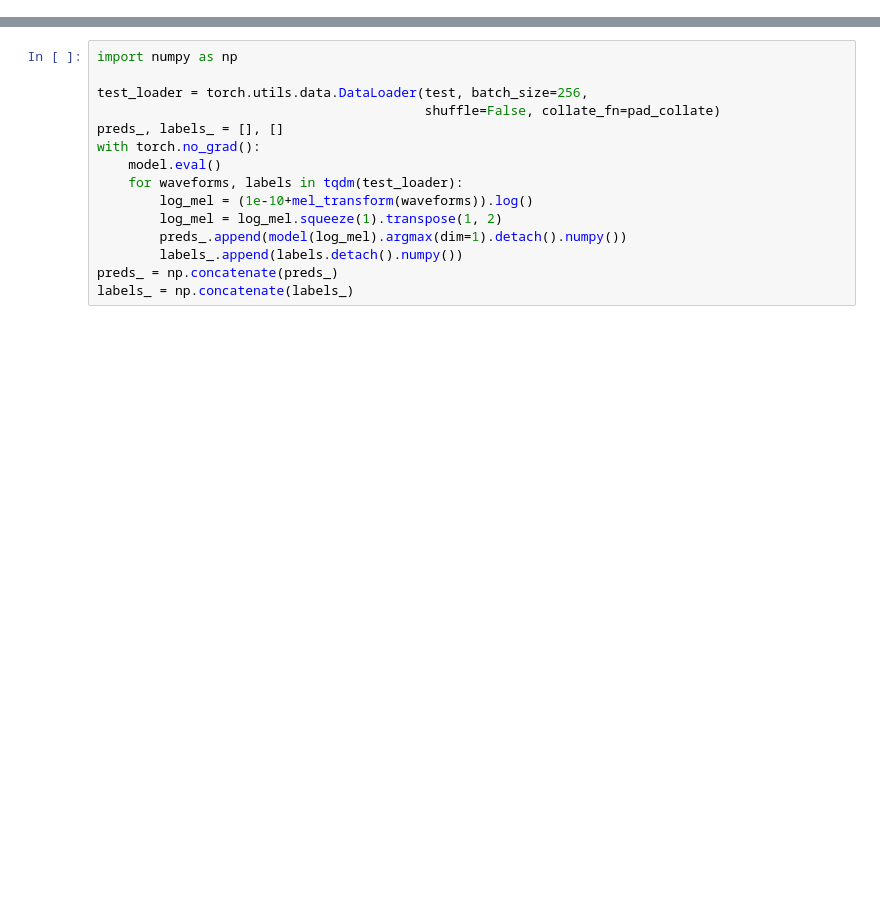
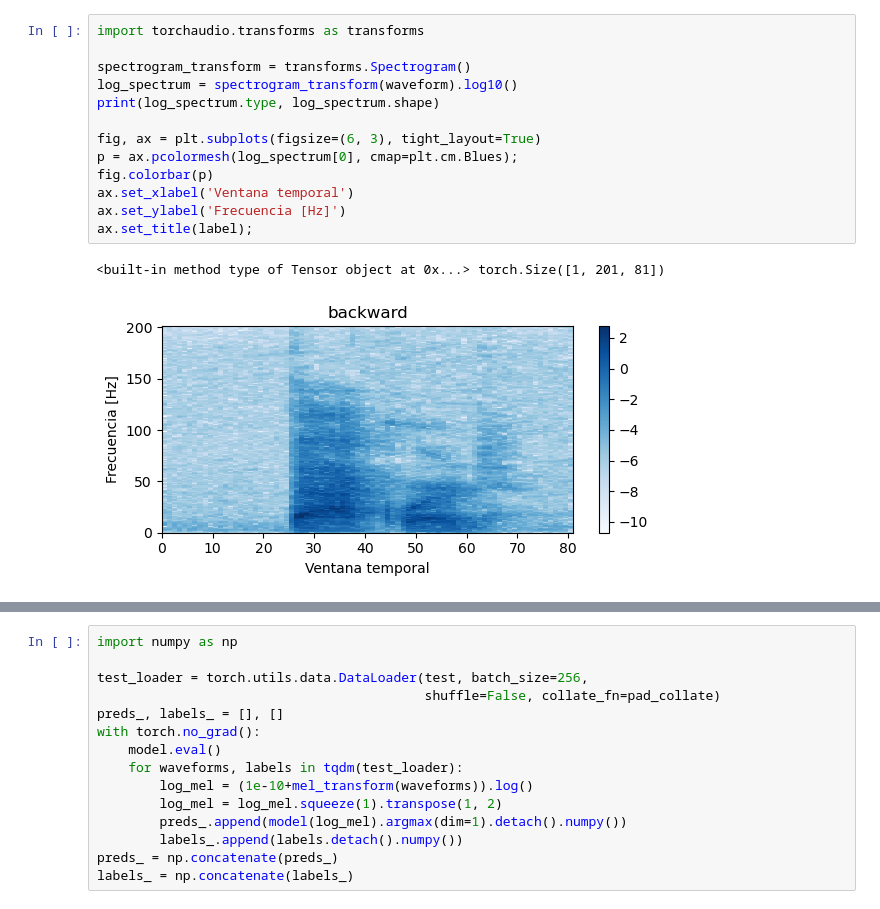
Before and after one commit to phuijse-classroom/speech-commands-lstm, a Jupyter notebook: lstm_melspectrogram.ipynb, the cells around one changed output, grey strips where cells are left out. Drawn from its saved outputs; the diff is of its cells as text; blank space fills up the shorter version.

Commit message:
add spectrogram example

```diff
--- a/lstm_melspectrogram.ipynb
+++ b/lstm_melspectrogram.ipynb
@@ -1 +29,17 @@
+# %%
+import torchaudio.transforms as transforms
+
+spectrogram_transform = transforms.Spectrogram()
+log_spectrum = spectrogram_transform(waveform).log10()
+print(log_spectrum.type, log_spectrum.shape)
+
+fig, ax = plt.subplots(figsize=(6, 3), tight_layout=True)
+p = ax.pcolormesh(log_spectrum[0], cmap=plt.cm.Blues);
+fig.colorbar(p)
+ax.set_xlabel('Ventana temporal')
+ax.set_ylabel('Frecuencia [Hz]')
+ax.set_title(label);
+# %% [output]
+<built-in method type of Tensor object at 0x...> torch.Size([1, 201, 81])
+[figure, added]
 # %%
```
Also changed, not shown: parts of 4 cells of this notebook.
